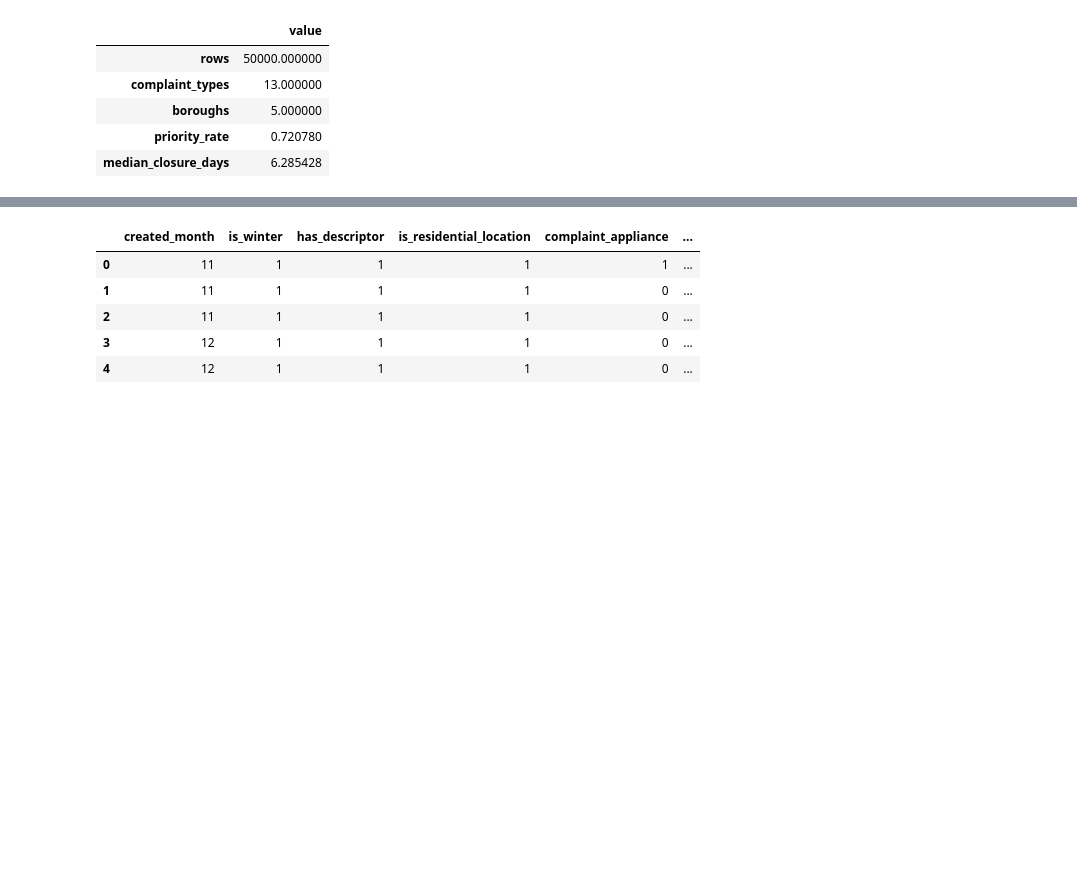
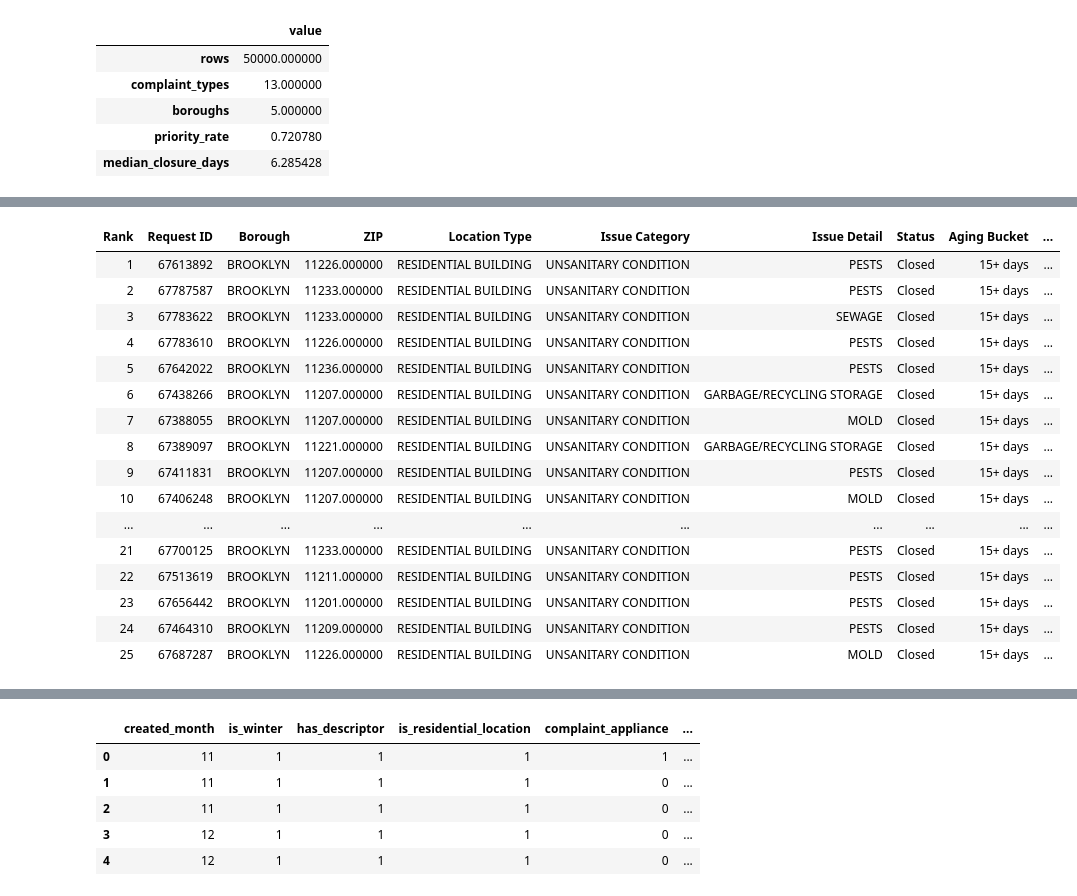
Before and after one commit to JunDeGuzman92/property-maintenance-priority-model, a Jupyter notebook: notebooks/nyc_311_priority_modeling.ipynb, the cells around one changed output, grey strips where cells are left out. Saved outputs shown, nothing was run; the diff lists cells and outputs as text; code cells hidden in the pictures; blank space fills up the shorter version.

```diff
--- a/notebooks/nyc_311_priority_modeling.ipynb
+++ b/notebooks/nyc_311_priority_modeling.ipynb
@@ -71,0 +230,26 @@ requests_df['complaint_type'].value_counts().head(12).to_frame('request_count')
+# %%
+executive_triage_table = build_triage_table(
+    dashboard_df,
+    score_col="priority_score",
+    threshold=0.50,
+    top_n=25,
+)
+style_executive_table(executive_triage_table)
+# %% [output]
+| Rank | Request ID | Borough | ZIP | Location Type | Issue Category | Issue Detail | Status | Aging Bucket | ... |
+| 1 | 67613892 | BROOKLYN | 11226.000000 | RESIDENTIAL BUILDING | UNSANITARY CONDITION | PESTS | Closed | 15+ days | ... |
+| 2 | 67787587 | BROOKLYN | 11233.000000 | RESIDENTIAL BUILDING | UNSANITARY CONDITION | PESTS | Closed | 15+ days | ... |
+| 3 | 67783622 | BROOKLYN | 11233.000000 | RESIDENTIAL BUILDING | UNSANITARY CONDITION | SEWAGE | Closed | 15+ days | ... |
+| 4 | 67783610 | BROOKLYN | 11226.000000 | RESIDENTIAL BUILDING | UNSANITARY CONDITION | PESTS | Closed | 15+ days | ... |
+| 5 | 67642022 | BROOKLYN | 11236.000000 | RESIDENTIAL BUILDING | UNSANITARY CONDITION | PESTS | Closed | 15+ days | ... |
+| 6 | 67438266 | BROOKLYN | 11207.000000 | RESIDENTIAL BUILDING | UNSANITARY CONDITION | GARBAGE/RECYCLING STORAGE | Closed | 15+ days | ... |
+| 7 | 67388055 | BROOKLYN | 11207.000000 | RESIDENTIAL BUILDING | UNSANITARY CONDITION | MOLD | Closed | 15+ days | ... |
+| 8 | 67389097 | BROOKLYN | 11221.000000 | RESIDENTIAL BUILDING | UNSANITARY CONDITION | GARBAGE/RECYCLING STORAGE | Closed | 15+ days | ... |
+| 9 | 67411831 | BROOKLYN | 11207.000000 | RESIDENTIAL BUILDING | UNSANITARY CONDITION | PESTS | Closed | 15+ days | ... |
+| 10 | 67406248 | BROOKLYN | 11207.000000 | RESIDENTIAL BUILDING | UNSANITARY CONDITION | MOLD | Closed | 15+ days | ... |
+| ... | ... | ... | ... | ... | ... | ... | ... | ... | ... |
+| 21 | 67700125 | BROOKLYN | 11233.000000 | RESIDENTIAL BUILDING | UNSANITARY CONDITION | PESTS | Closed | 15+ days | ... |
+| 22 | 67513619 | BROOKLYN | 11211.000000 | RESIDENTIAL BUILDING | UNSANITARY CONDITION | PESTS | Closed | 15+ days | ... |
+| 23 | 67656442 | BROOKLYN | 11201.000000 | RESIDENTIAL BUILDING | UNSANITARY CONDITION | PESTS | Closed | 15+ days | ... |
+| 24 | 67464310 | BROOKLYN | 11209.000000 | RESIDENTIAL BUILDING | UNSANITARY CONDITION | PESTS | Closed | 15+ days | ... |
+| 25 | 67687287 | BROOKLYN | 11226.000000 | RESIDENTIAL BUILDING | UNSANITARY CONDITION | MOLD | Closed | 15+ days | ... |
```
Also changed, not shown: parts of 31 cells of this notebook.
